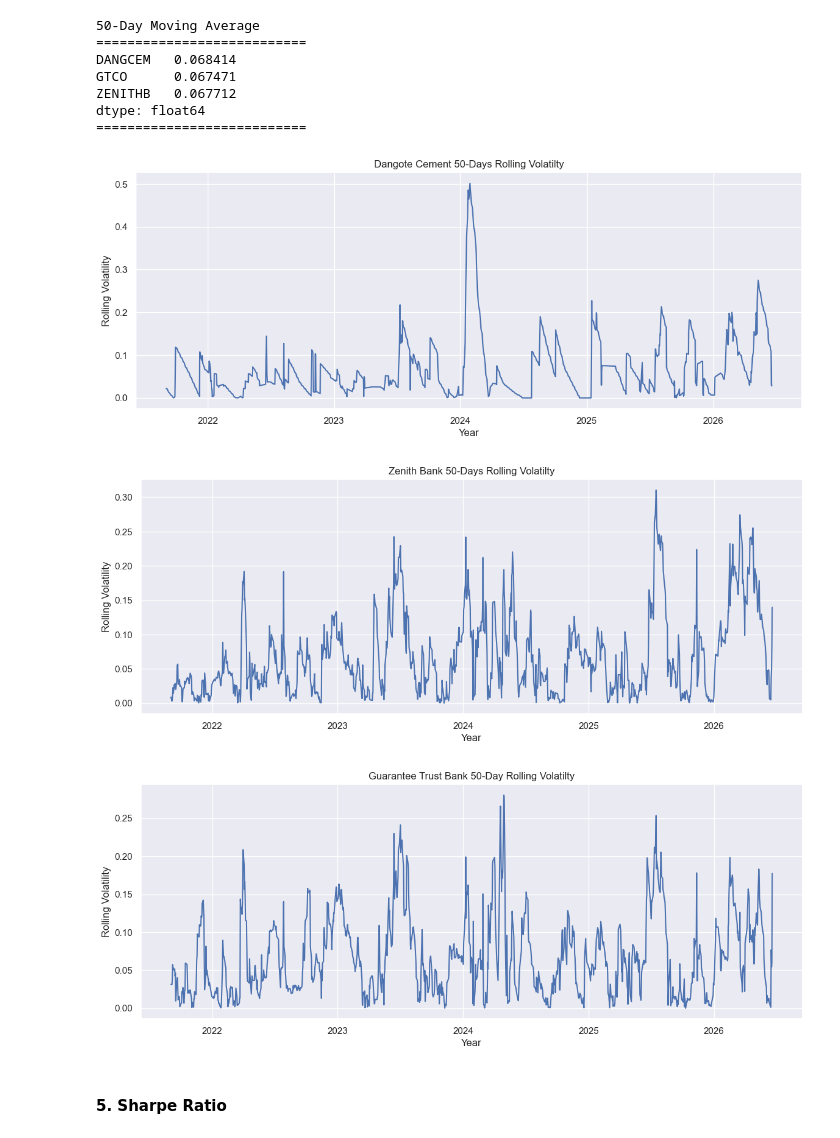
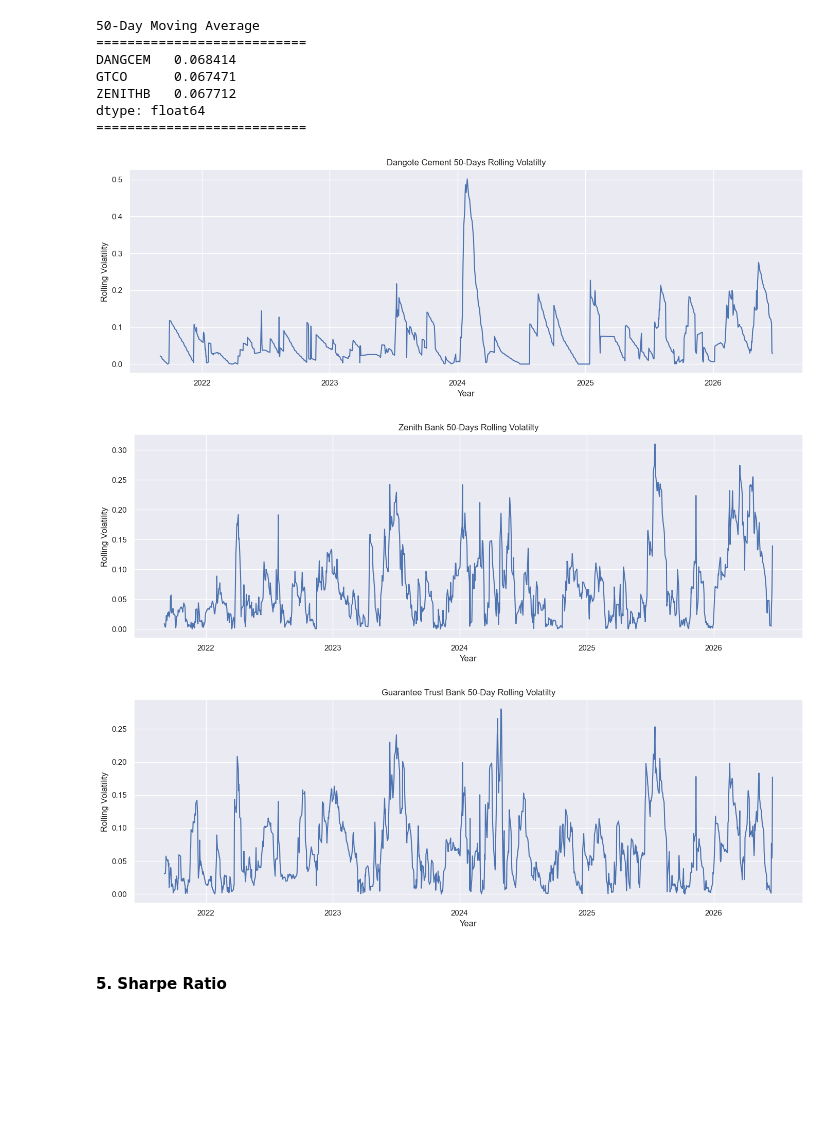
Before and after one commit to emycodesanalytics/finance-data-projects, a Jupyter notebook: 01-equities-performance-analysis/notebooks/equities_performance_analysis.ipynb, the cells around one changed output. Cells and saved outputs as stored; diff of their text form; code cells hidden in the pictures; blank space fills up the shorter version.

```diff
--- a/01-equities-performance-analysis/notebooks/equities_performance_analysis.ipynb
+++ b/01-equities-performance-analysis/notebooks/equities_performance_analysis.ipynb
@@ -299,30 +303,36 @@ dtype: float64
 # %%
 plt.figure(figsize=(14, 5))
 sns.lineplot(x="Date", y="DANGCEM", data=rolling_50)
 plt.xlabel("Year")
 plt.ylabel("Rolling Volatility")
 plt.title("Dangote Cement 50-Days Rolling Volatilty")
+plt.savefig("../outputs/DANGCEM_50-day_rolling_volatility", dpi=150)
+plt.tight_layout()
 plt.show()
 # %% [output]
-[figure, old version]
+[figure, new version]
 # %%
 plt.figure(figsize=(14, 5))
 sns.lineplot(x="Date", y="ZENITHB", data=rolling_50)
 plt.xlabel("Year")
 plt.ylabel("Rolling Volatility")
 plt.title("Zenith Bank 50-Days Rolling Volatilty")
+plt.savefig("../outputs/ZENITHB_50-day_rolling_volatility.png", dpi=150)
+plt.tight_layout()
 plt.show()
 # %% [output]
-[figure, old version]
+[figure, new version]
 # %%
 plt.figure(figsize=(14, 5))
 sns.lineplot(x="Date", y="GTCO", data=rolling_50, legend=True)
 plt.xlabel("Year")
 plt.ylabel("Rolling Volatility")
 plt.title("Guarantee Trust Bank 50-Day Rolling Volatilty")
+plt.savefig("../outputs/GTCO_50-day_rolling_volatility.png", dpi=150)
+plt.tight_layout()
 plt.show()
 # %% [output]
-[figure, old version]
+[figure, new version]
 # %% [markdown]
 #### 5. Sharpe Ratio
 # %%
```
Also changed, not shown: parts of 14 cells of this notebook.
